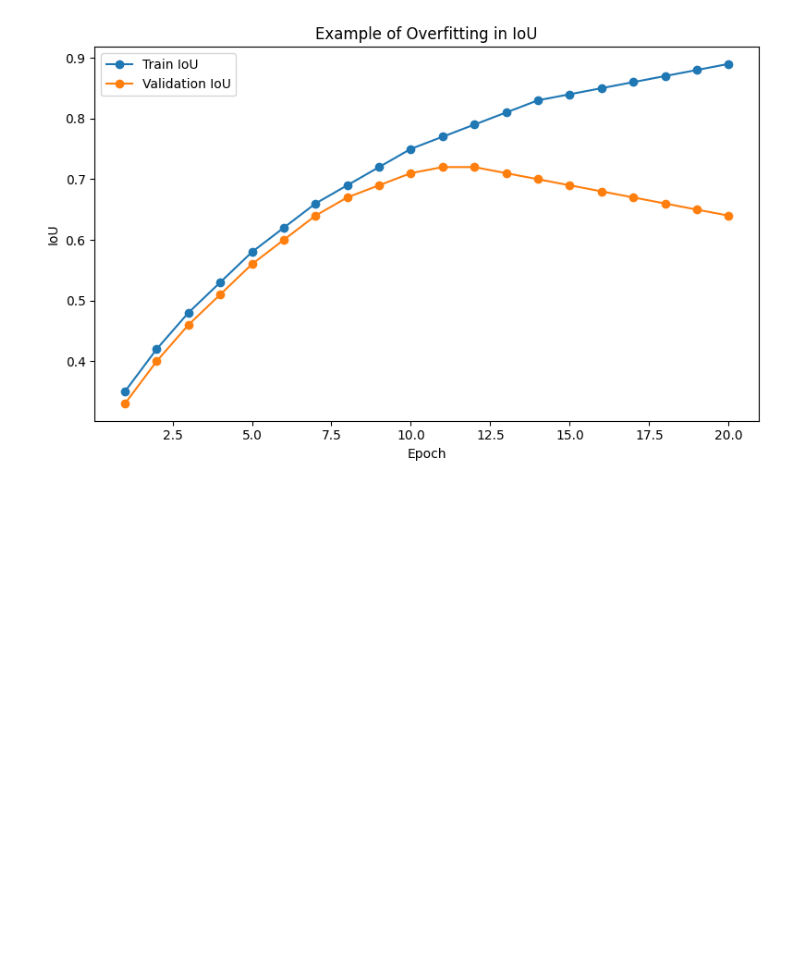
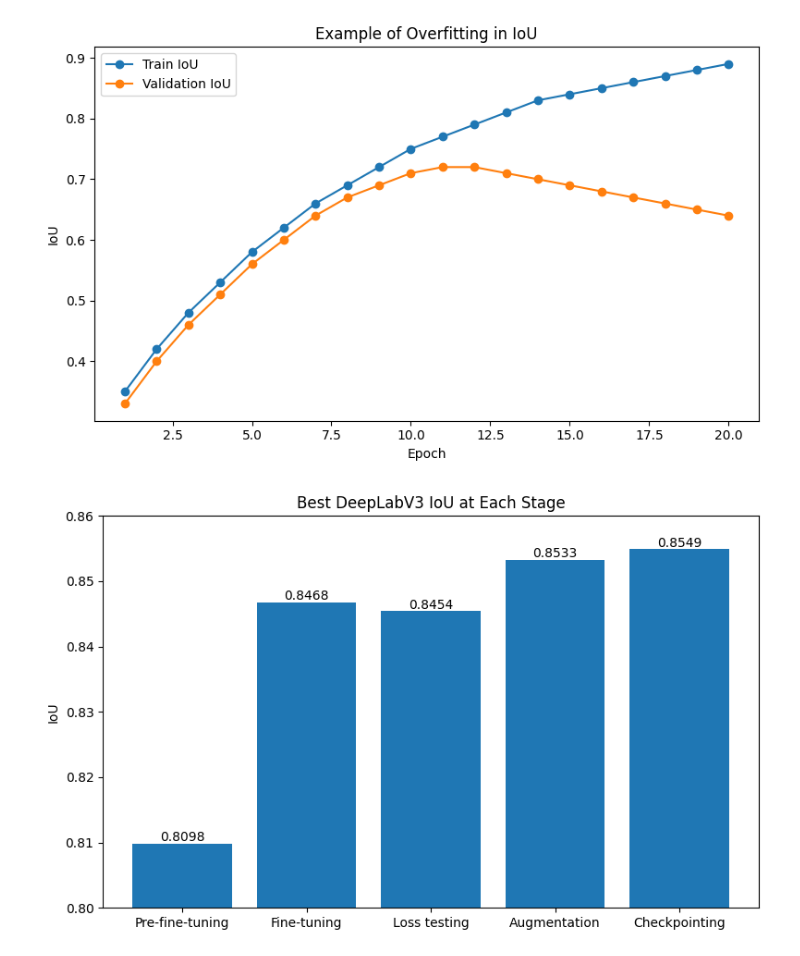
Before and after one commit to ChrisR32/graphs, a Jupyter notebook: graph.ipynb, the cells around one changed output. Drawn from its saved outputs; the diff is of its cells as text; code cells hidden in the pictures; blank space fills up the shorter version.

Commit message:
added more graphs

```diff
--- a/graph.ipynb
+++ b/graph.ipynb
@@ -616,3 +616,29 @@ plt.tight_layout()
 plt.show()
 # %% [output]
 [figure]
+# %%
+import matplotlib.pyplot as plt
+
+stages = [
+    "Pre-fine-tuning",
+    "Fine-tuning",
+    "Loss testing",
+    "Augmentation",
+    "Checkpointing"
+]
+
+best_iou = [0.8098, 0.8468, 0.8454, 0.8533, 0.8549]
+
+plt.figure(figsize=(8, 5))
+plt.bar(stages, best_iou)
+
+for i, v in enumerate(best_iou):
+    plt.text(i, v + 0.0004, f"{v:.4f}", ha="center")
+
+plt.ylabel("IoU")
+plt.title("Best DeepLabV3 IoU at Each Stage")
+plt.ylim(0.80, 0.86)
+plt.tight_layout()
+plt.show()
+# %% [output]
+[figure, added]
```
